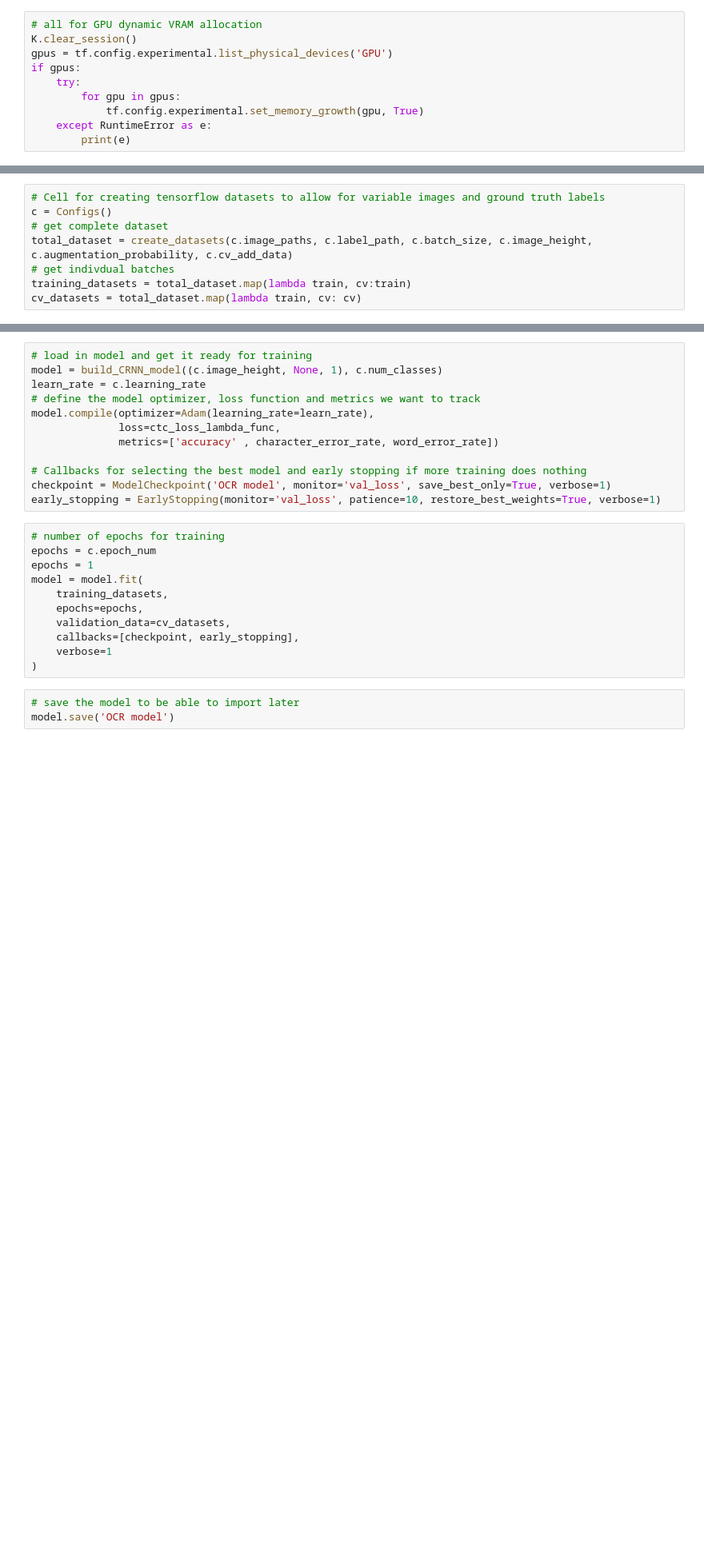
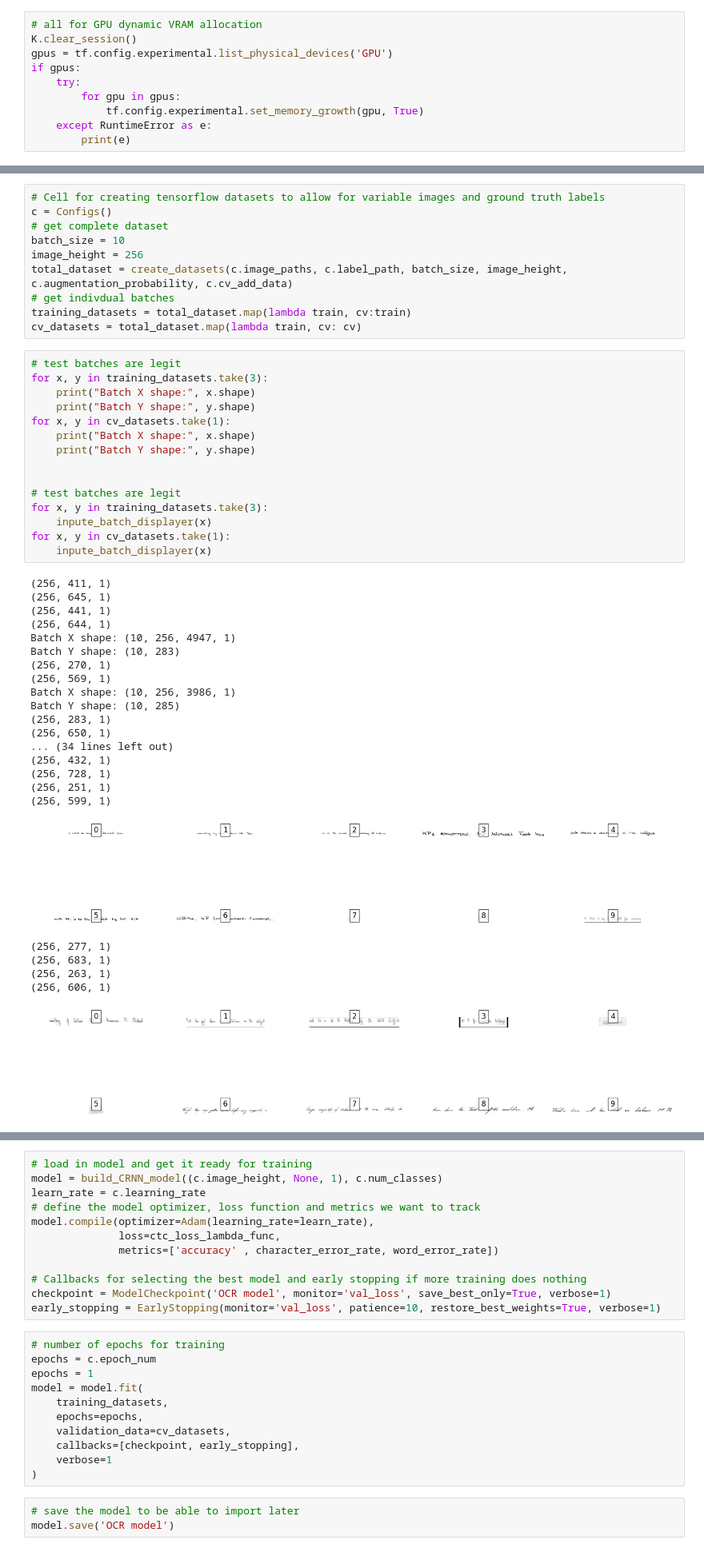
Before and after one commit to Hungry-munk/CRNN-for-OCR-, a Jupyter notebook: model.ipynb, the cells around one changed output, grey strips where cells are left out. Shown: that part at 80% size. Drawn from its saved outputs; the diff is of its cells as text; blank space fills up the shorter version.

Commit message:
datasets are finally being yieled and work fine, model related functions were migrated to seperate file so notebook can be used for data prep and training only have max width problem now

```diff
--- a/model.ipynb
+++ b/model.ipynb
@@ -121,7 +23,48 @@ def build_CRNN_model(input_shape, num_classes):
 # Cell for creating tensorflow datasets to allow for variable images and ground truth labels
 c = Configs()
 # get complete dataset
-total_dataset = create_datasets(c.image_paths, c.label_path, c.batch_size, c.image_height, c.augmentation_probability, c.cv_add_data)
+batch_size = 10
+image_height = 256
+total_dataset = create_datasets(c.image_paths, c.label_path, batch_size, image_height, c.augmentation_probability, c.cv_add_data)
 # get indivdual batches
 training_datasets = total_dataset.map(lambda train, cv:train)
 cv_datasets = total_dataset.map(lambda train, cv: cv)
+# %%
+# test batches are legit
+for x, y in training_datasets.take(3):
+    print("Batch X shape:", x.shape)
+    print("Batch Y shape:", y.shape)
+for x, y in cv_datasets.take(1):
+    print("Batch X shape:", x.shape)
+    print("Batch Y shape:", y.shape)
+
+
+# test batches are legit
+for x, y in training_datasets.take(3):
+    inpute_batch_displayer(x)
+for x, y in cv_datasets.take(1):
+    inpute_batch_displayer(x)
+# %% [output]
+(256, 411, 1)
+(256, 645, 1)
+(256, 441, 1)
+(256, 644, 1)
+Batch X shape: (10, 256, 4947, 1)
+Batch Y shape: (10, 283)
+(256, 270, 1)
+(256, 569, 1)
+Batch X shape: (10, 256, 3986, 1)
+Batch Y shape: (10, 285)
+(256, 283, 1)
+(256, 650, 1)
+... (34 lines left out)
+(256, 432, 1)
+(256, 728, 1)
+(256, 251, 1)
+(256, 599, 1)
+[figure, added]
+(256, 277, 1)
+(256, 683, 1)
+(256, 263, 1)
+(256, 606, 1)
+[figure, added]
```
Also changed, not shown: parts of 6 cells of this notebook, 3 other files.
